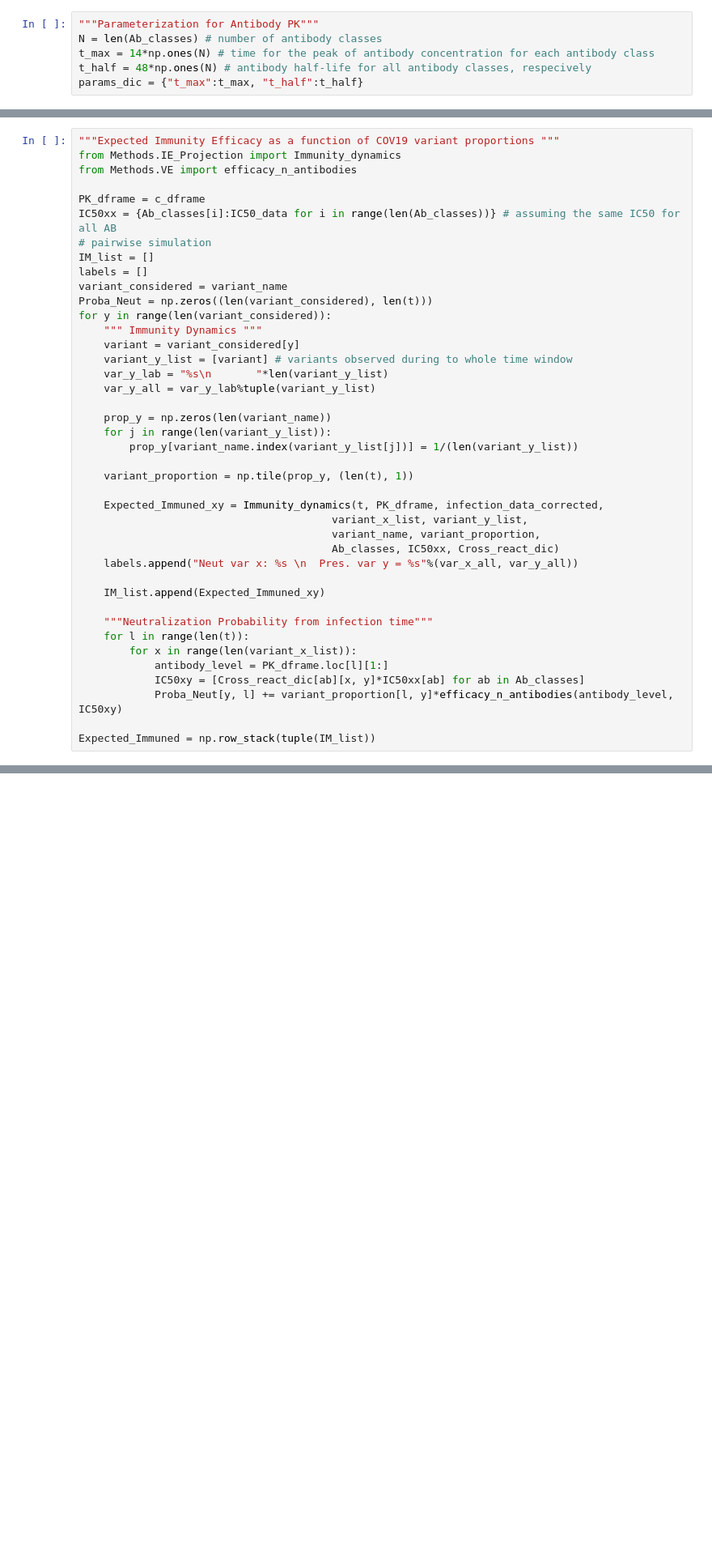
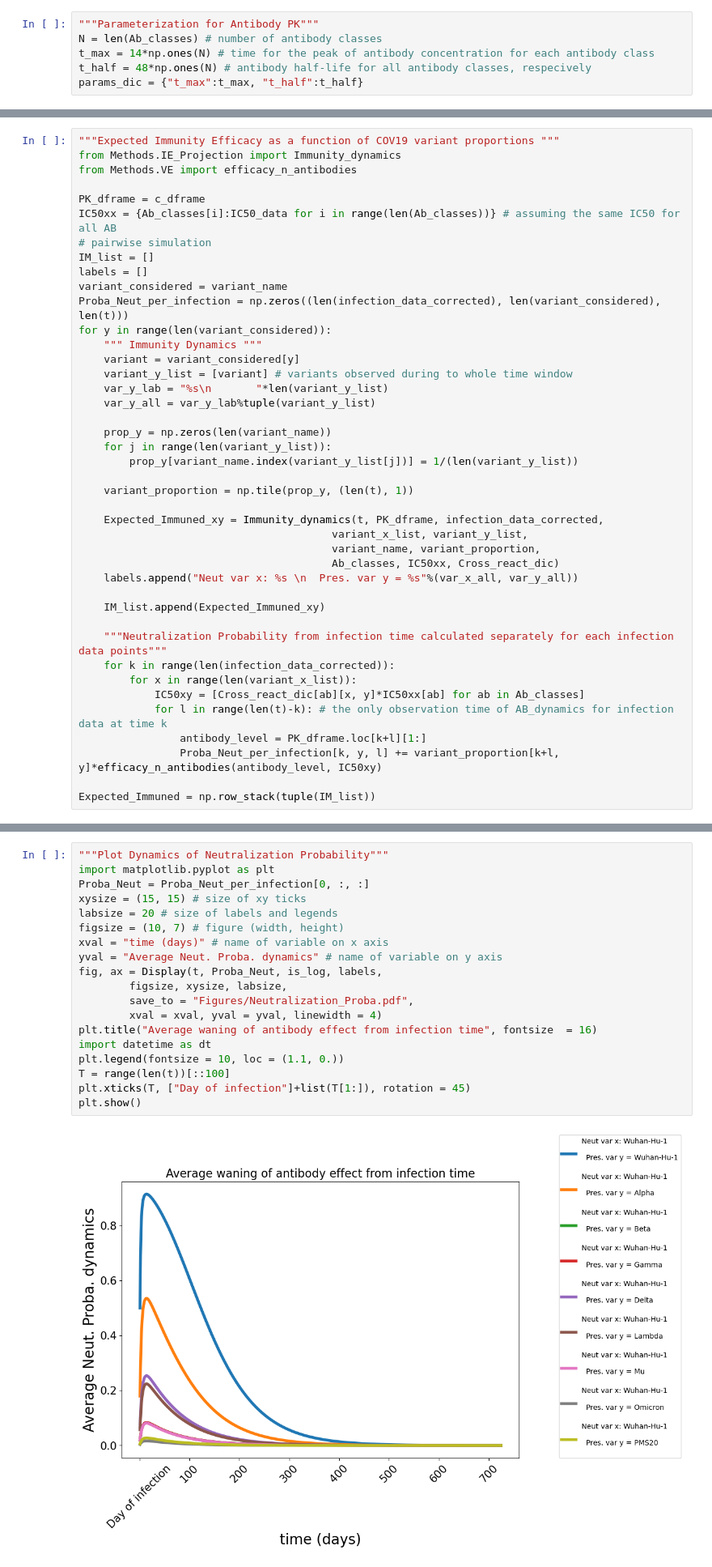
Before and after one commit to AlexiaNomena/Immune_Waning, a Jupyter notebook: Helper.ipynb, the cells around one changed output, grey strips where cells are left out. Shown: that part at 81% size. Saved outputs shown, nothing was run; the diff lists cells and outputs as text; blank space fills up the shorter version.

Commit message:
adjusted_dynamics

```diff
--- a/Helper.ipynb
+++ b/Helper.ipynb
@@ -162,7 +192,7 @@ IC50xx = {Ab_classes[i]:IC50_data for i in range(len(Ab_classes))} # assuming th
 IM_list = []
 labels = []
 variant_considered = variant_name
-Proba_Neut = np.zeros((len(variant_considered), len(t)))
+Proba_Neut_per_infection = np.zeros((len(infection_data_corrected), len(variant_considered), len(t)))
 for y in range(len(variant_considered)):
     """ Immunity Dynamics """
     variant = variant_considered[y]
@@ -184,12 +214,13 @@ for y in range(len(variant_considered)):
 
     IM_list.append(Expected_Immuned_xy)
 
-    """Neutralization Probability from infection time"""
-    for l in range(len(t)):
+    """Neutralization Probability from infection time calculated separately for each infection data points"""
+    for k in range(len(infection_data_corrected)):
         for x in range(len(variant_x_list)):
-            antibody_level = PK_dframe.loc[l][1:]
             IC50xy = [Cross_react_dic[ab][x, y]*IC50xx[ab] for ab in Ab_classes]
-            Proba_Neut[y, l] += variant_proportion[l, y]*efficacy_n_antibodies(antibody_level, IC50xy)
+            for l in range(len(t)-k): # the only observation time of AB_dynamics for infection data at time k
+                antibody_level = PK_dframe.loc[k+l][1:]
+                Proba_Neut_per_infection[k, y, l] += variant_proportion[k+l, y]*efficacy_n_antibodies(antibody_level, IC50xy)
 
 Expected_Immuned = np.row_stack(tuple(IM_list))
 # %% [markdown]
@@ -235,3 +250,24 @@ plt.show()
+# %%
+"""Plot Dynamics of Neutralization Probability"""
+import matplotlib.pyplot as plt
+Proba_Neut = Proba_Neut_per_infection[0, :, :]
+xysize = (15, 15) # size of xy ticks
+labsize = 20 # size of labels and legends
+figsize = (10, 7) # figure (width, height)
+xval = "time (days)" # name of variable on x axis
+yval = "Average Neut. Proba. dynamics" # name of variable on y axis
+fig, ax = Display(t, Proba_Neut, is_log, labels,
+        figsize, xysize, labsize,
+        save_to = "Figures/Neutralization_Proba.pdf",
+        xval = xval, yval = yval, linewidth = 4)
+plt.title("Average waning of antibody effect from infection time", fontsize  = 16)
+import datetime as dt
+plt.legend(fontsize = 10, loc = (1.1, 0.))
+T = range(len(t))[::100]
+plt.xticks(T, ["Day of infection"]+list(T[1:]), rotation = 45)
+plt.show()
+# %% [output]
+[figure, added]
 # %%
 """Plot Expected Immunity Efficacy, default png but add extension .pdf to save as pdf"""
 xysize = (15, 15) # size of xy ticks
```
Also changed, not shown: parts of 18 cells of this notebook, 3 other files.
